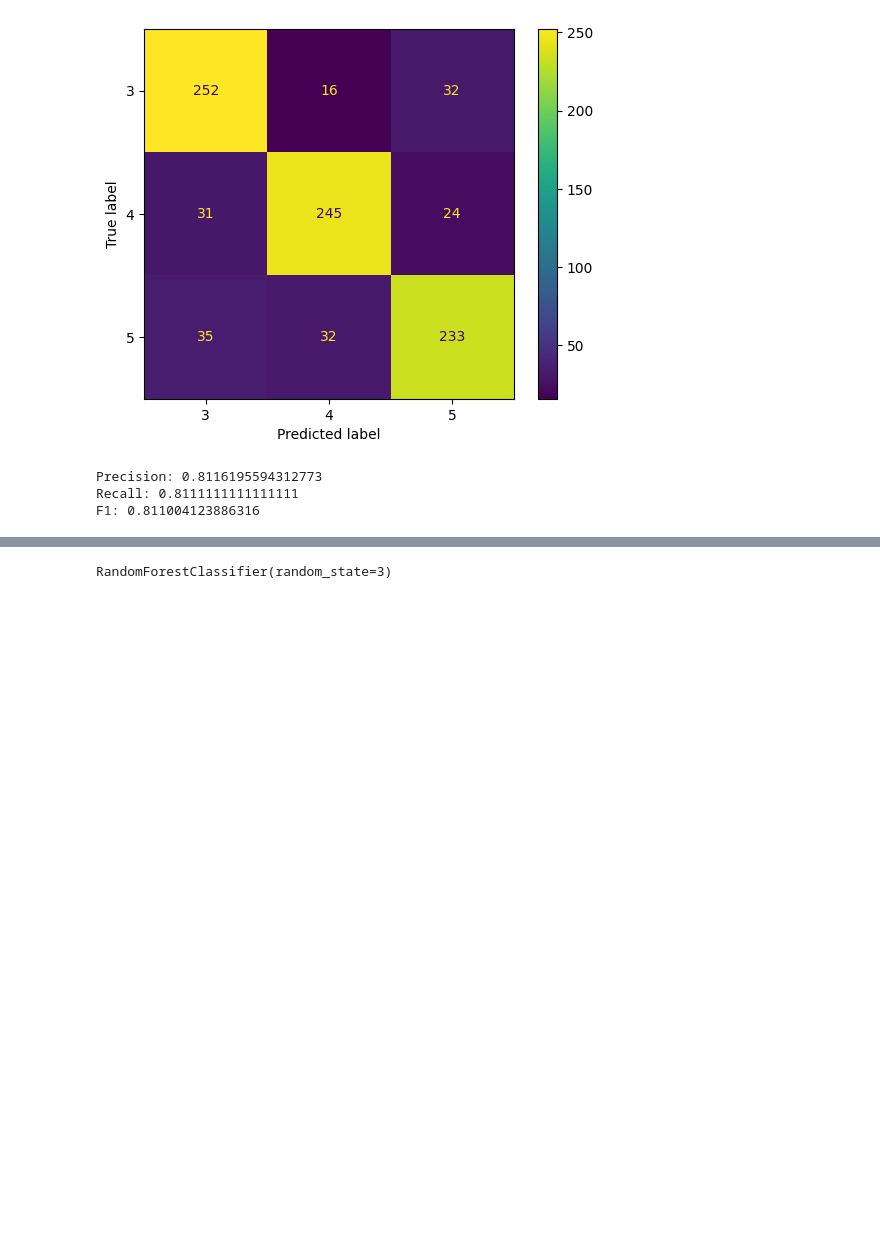
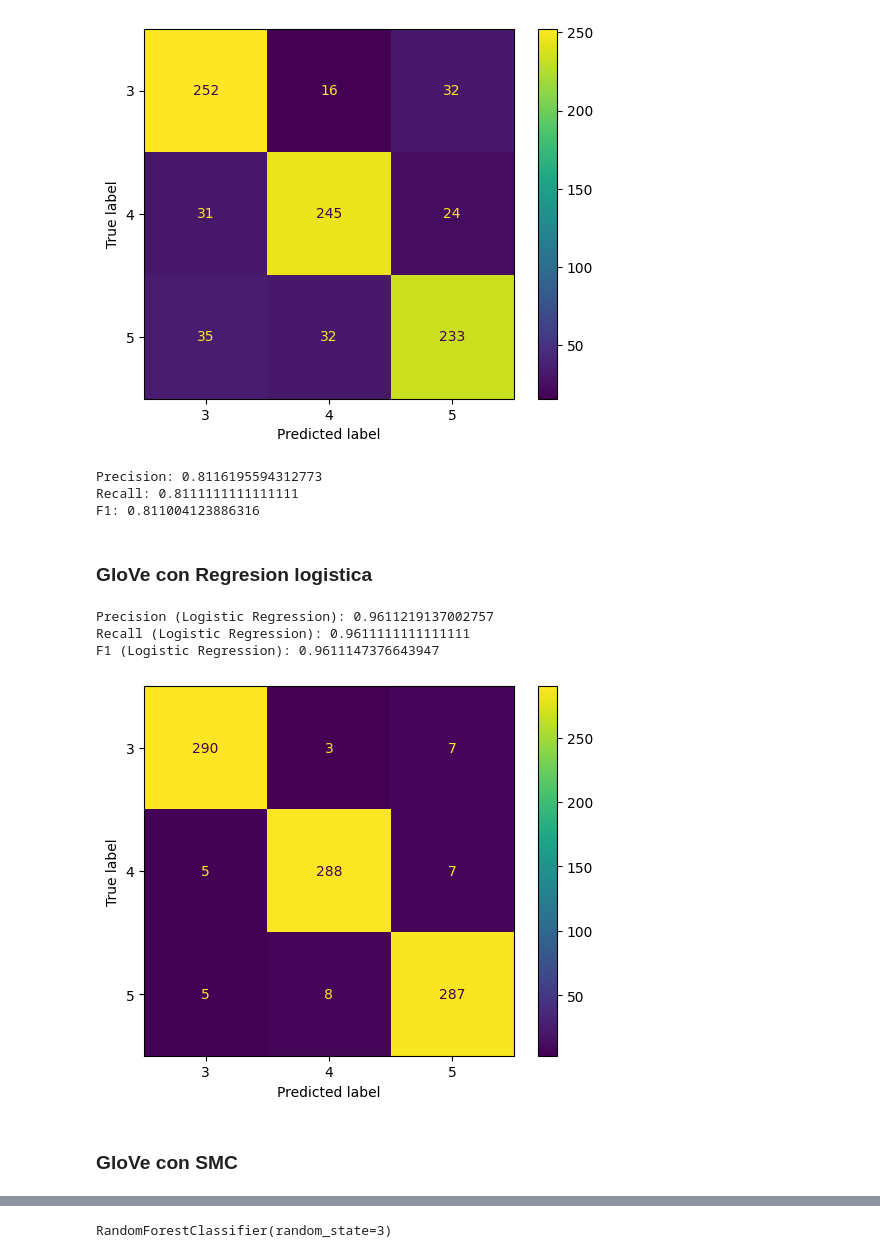
Before and after one commit to jf-garciam1/Lab-BI, a Jupyter notebook: Proyecto1/proyecto1.ipynb, the cells around one changed output, grey strips where cells are left out. Cells and saved outputs as stored; diff of their text form; code cells hidden in the pictures; blank space fills up the shorter version.

```diff
--- a/Proyecto1/proyecto1.ipynb
+++ b/Proyecto1/proyecto1.ipynb
@@ -376,0 +428,18 @@ F1: 0.9078765352654895
+# %%
+# Crea un modelo de Support Vector Machine (SVM)
+svm_model = SVC(kernel='linear', random_state=5)
+
+# Entrena el modelo con los vectores de características generados por Doc2Vec
+svm_model.fit(list(X_train['doc2vec_features']), y_train)
+
+# Realiza predicciones en los datos de prueba
+y_test_svm_predict = svm_model.predict(list(X_test['doc2vec_features']))
+
+# Calcula las métricas de evaluación
+precision_svm = precision_score(y_test, y_test_svm_predict, average='weighted')
+recall_svm = recall_score(y_test, y_test_svm_predict, average='weighted')
+f1_svm = f1_score(y_test, y_test_svm_predict, average='weighted')
+
+print("Precision (SVM):", precision_svm)
+print("Recall (SVM):", recall_svm)
+print("F1 (SVM):", f1_svm)
@@ -412,3 +487,37 @@ print("F1:", f1_glove)
 Precision: 0.8116195594312773
 Recall: 0.8111111111111111
 F1: 0.811004123886316
+# %% [markdown]
+### GloVe con Regresion logistica
+# %%
+# Crear un modelo de Regresión Logística para GloVe
+logistic_regression_model = LogisticRegression(random_state=4, max_iter=1000)
+
+# Entrenar el modelo con las características de GloVe
+logistic_regression_model.fit(list(X_train['glove_features']), y_train)
+
+# Predecir con el modelo de Regresión Logística en los datos de entrenamiento y prueba
+y_train_logistic_predict = logistic_regression_model.predict(list(X_train['glove_features']))
+y_test_logistic_predict = logistic_regression_model.predict(list(X_test['glove_features']))
+
+# Calcular la matriz de confusión en los datos de prueba
+confusion_matrix_logistic = confusion_matrix(y_test, y_test_logistic_predict)
+
+# Mostrar la matriz de confusión
+ConfusionMatrixDisplay(confusion_matrix_logistic, display_labels=logistic_regression_model.classes_).plot(cmap='viridis')
+
+# Calcular métricas para el modelo de Regresión Logística
+precision_logistic = precision_score(y_test, y_test_logistic_predict, average='weighted')
+recall_logistic = recall_score(y_test, y_test_logistic_predict, average='weighted')
+f1_logistic = f1_score(y_test, y_test_logistic_predict, average='weighted')
+
+print("Precision (Logistic Regression):", precision_logistic)
+print("Recall (Logistic Regression):", recall_logistic)
+print("F1 (Logistic Regression):", f1_logistic)
+# %% [output]
+Precision (Logistic Regression): 0.9611219137002757
+Recall (Logistic Regression): 0.9611111111111111
+F1 (Logistic Regression): 0.9611147376643947
+[figure, added]
+# %% [markdown]
+### GloVe con SMC
```
Also changed, not shown: parts of 41 cells of this notebook, 1 other file.
